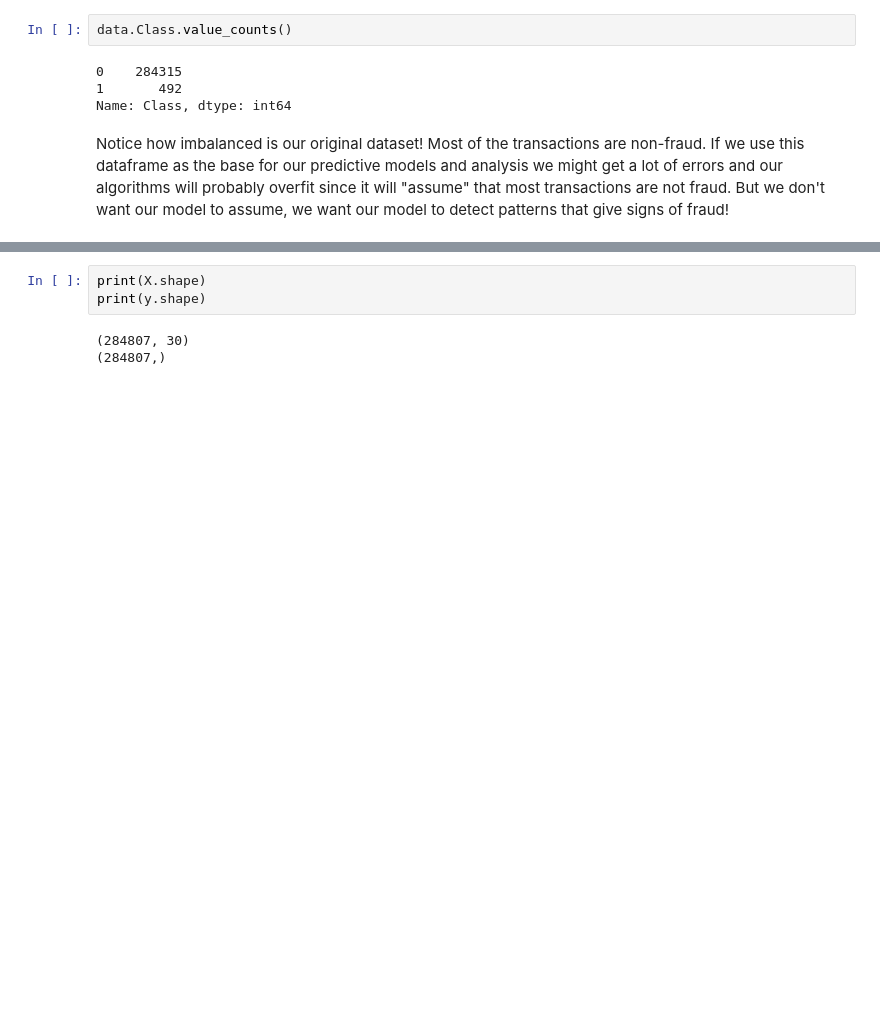
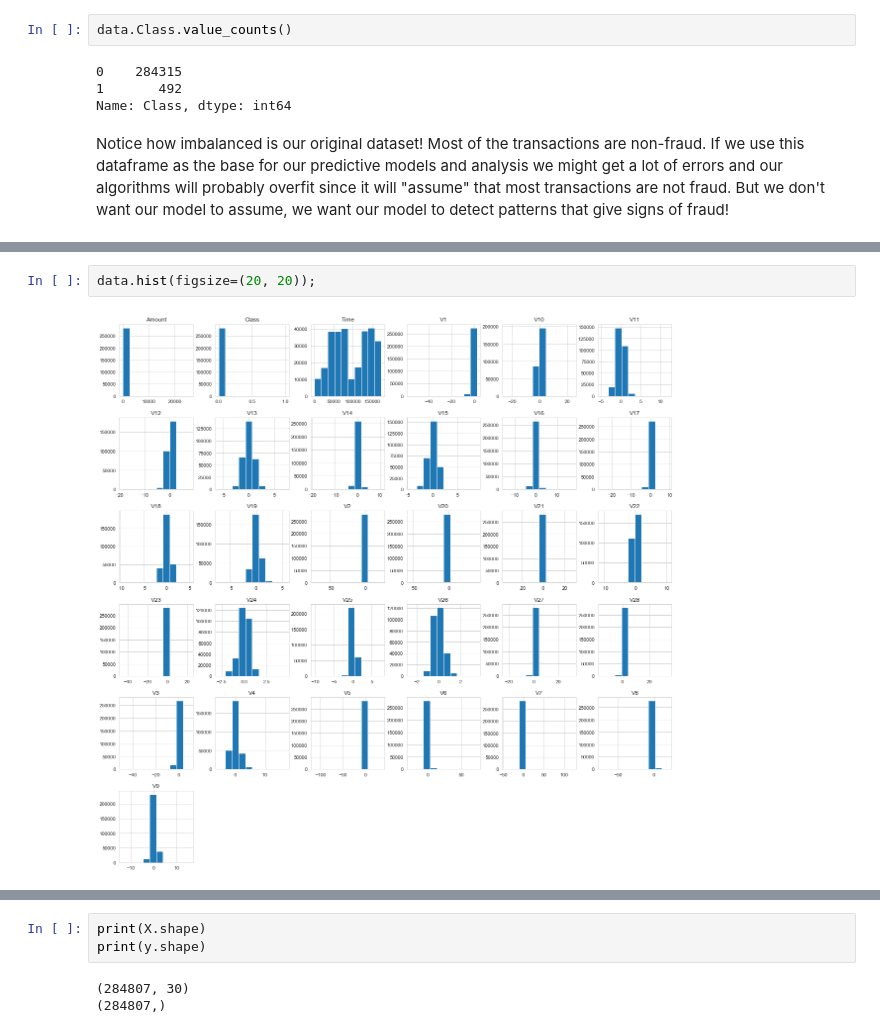
Before and after one commit to fares-ds/Credit-Card-Fraud-Detection, a Jupyter notebook: Credit_card_fraud_detection.ipynb, the cells around one changed output, grey strips where cells are left out. Cells and saved outputs as stored; diff of their text form; blank space fills up the shorter version.

```diff
--- a/Credit_card_fraud_detection.ipynb
+++ b/Credit_card_fraud_detection.ipynb
@@ -256,0 +191,4 @@ weighted avg       1.00      1.00      1.00     56962
+# %%
+data.hist(figsize=(20, 20));
+# %% [output]
+[figure, added]
```
Also changed, not shown: parts of 81 cells of this notebook.
